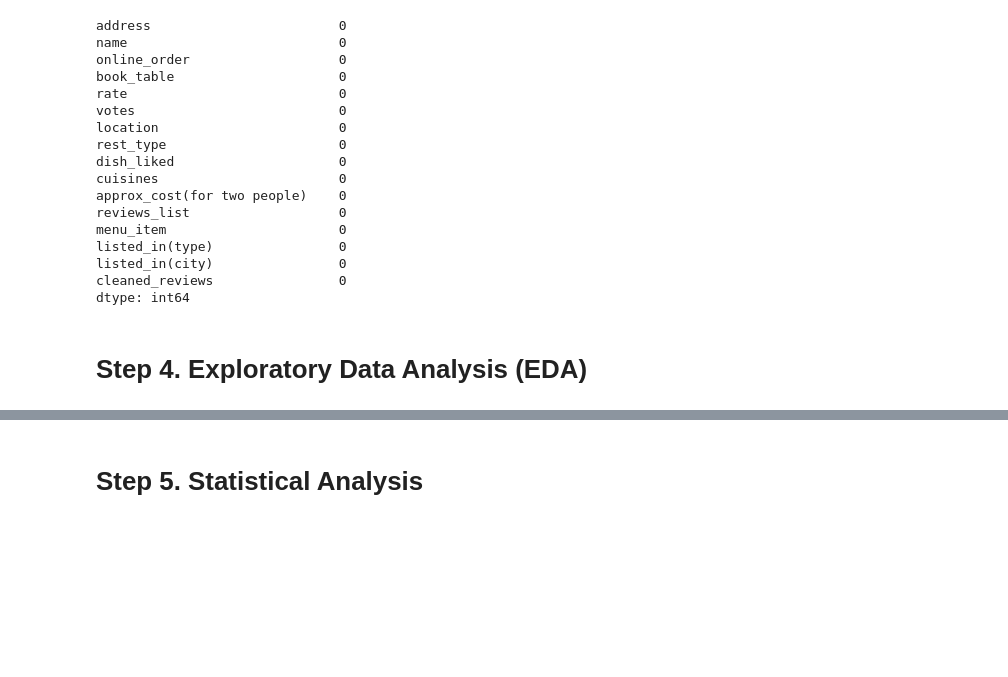
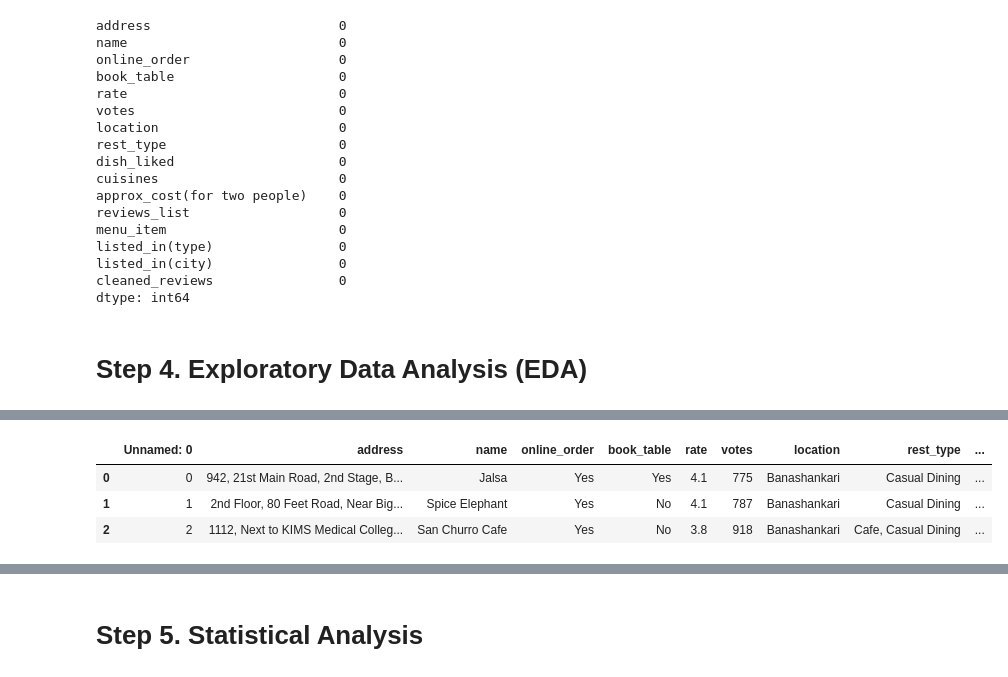
Before and after one commit to OmrajeAmbure/Datascience_And_GenAi_or_AgenticAi_work, a Jupyter notebook: Projects/DataAnalysis/Zomato Data Analysis/Notebook/ZomataDataAnylasis.ipynb, the cells around one changed output, grey strips where cells are left out. Cells and saved outputs as stored; diff of their text form; code cells hidden in the pictures; blank space fills up the shorter version.

```diff
--- a/Projects/DataAnalysis/Zomato Data Analysis/Notebook/ZomataDataAnylasis.ipynb
+++ b/Projects/DataAnalysis/Zomato Data Analysis/Notebook/ZomataDataAnylasis.ipynb
@@ -2071,0 +2078,7 @@ df.to_csv('cleaned_data.csv')
+# %%
+clean_data.head(3)
+# %% [output]
+|  | Unnamed: 0 | address | name | online_order | book_table | rate | votes | location | rest_type | ... |
+| 0 | 0 | 942, 21st Main Road, 2nd Stage, B... | Jalsa | Yes | Yes | 4.1 | 775 | Banashankari | Casual Dining | ... |
+| 1 | 1 | 2nd Floor, 80 Feet Road, Near Big... | Spice Elephant | Yes | No | 4.1 | 787 | Banashankari | Casual Dining | ... |
+| 2 | 2 | 1112, Next to KIMS Medical Colleg... | San Churro Cafe | Yes | No | 3.8 | 918 | Banashankari | Cafe, Casual Dining | ... |
```
Also changed, not shown: parts of 4 cells of this notebook, 4 other files.
